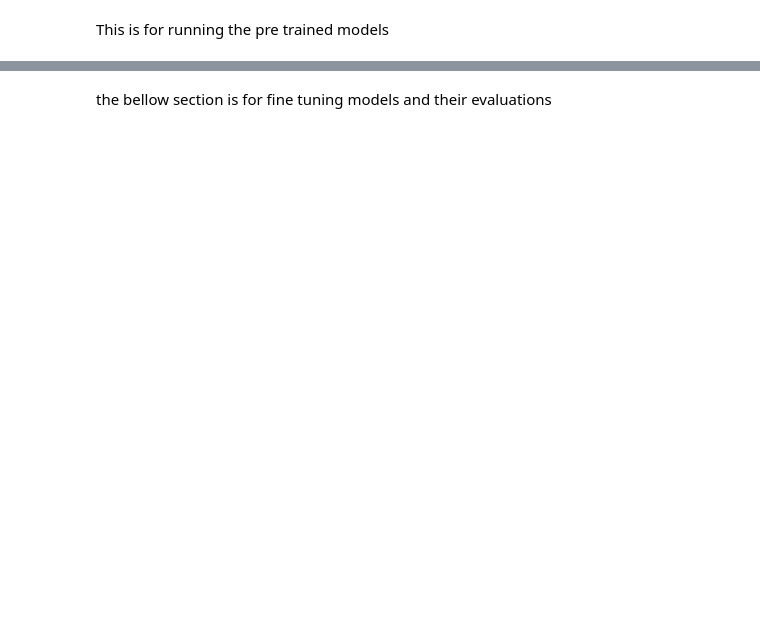
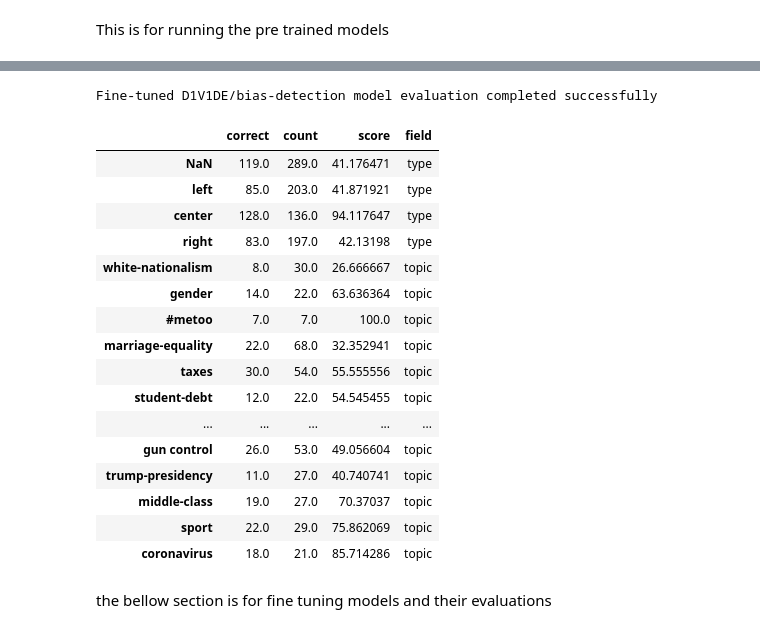
Before and after one commit to JoseONunes/Undergraduduate-Dissertation-Project, a Jupyter notebook: final report/code/main.ipynb, the cells around one changed output, grey strips where cells are left out. Saved outputs shown, nothing was run; the diff lists cells and outputs as text; code cells hidden in the pictures; blank space fills up the shorter version.

Commit message:
got the fine tuned divide working and evaluated using my scores function

```diff
--- a/final report/code/main.ipynb
+++ b/final report/code/main.ipynb
@@ -55,3 +75,60 @@ PRE_TEST_D1V1DE()
+# %%
+#This is for the analysis of the finetuned D1V1DE bias-detection model (https://huggingface.co/D1V1DE/bias-detection?text=I+like+you.+I+love+you)
+def FIN_TEST_D1V1DE():
+    try:
+        # Load the fine-tuned model as a pipeline for text classification
+        pipe = pipeline("text-classification", model="./fine_tuned/D1V1DE")
+        # Load the test dataset
+        test_df = pd.read_csv("TESTING_DATAFRAME.csv")
+        test_df['Predicted'] = 'XXX'  # Initialize the Predicted column
+        # Drop unnecessary columns
+        test_df.drop(['news_link', 'outlet', 'label', 'label_opinion', 'biased_words'], axis=1, inplace=True)
+        # Make predictions and store in the DataFrame
+        for index, row in test_df.iterrows():
+            text_data = row['text']
+            prediction = pipe(text_data)
+            test_df.at[index, 'Predicted'] = prediction[0]["label"]
+
+        # Save the DataFrame with predictions to a temporary CSV file
+        test_df.to_csv("temp_predictions.csv", index=False)
+
+        # Analyze results by type and topic
+        Type = GEN_EVAL_ScorePerTopic(test_df, "type")
+        Topic = GEN_EVAL_ScorePerTopic(test_df, "topic")
+
+        # Combine results and calculate scores
+        results = Type.join(Topic).T
+        results['score'] = results['score'] * 100
+
+        # Save final results to a CSV file
+        results.to_csv("FIN_TEST_D1V1DE_RESULTS.csv", index=True)
+        print("Fine-tuned D1V1DE/bias-detection model evaluation completed successfully")
+        return results
+    except Exception as e:
+        print("Evaluation of the fine-tuned D1V1DE/bias-detection model failed")
+        print(e)
+
+# Example usage
+FIN_TEST_D1V1DE()
+# %% [output]
+Fine-tuned D1V1DE/bias-detection model evaluation completed successfully
+|  | correct | count | score | field |
+| NaN | 119.0 | 289.0 | 41.176471 | type |
+| left | 85.0 | 203.0 | 41.871921 | type |
+| center | 128.0 | 136.0 | 94.117647 | type |
+| right | 83.0 | 197.0 | 42.13198 | type |
+| white-nationalism | 8.0 | 30.0 | 26.666667 | topic |
+| gender | 14.0 | 22.0 | 63.636364 | topic |
+| #metoo | 7.0 | 7.0 | 100.0 | topic |
+| marriage-equality | 22.0 | 68.0 | 32.352941 | topic |
+| taxes | 30.0 | 54.0 | 55.555556 | topic |
+| student-debt | 12.0 | 22.0 | 54.545455 | topic |
+| ... | ... | ... | ... | ... |
+| gun control | 26.0 | 53.0 | 49.056604 | topic |
+| trump-presidency | 11.0 | 27.0 | 40.740741 | topic |
+| middle-class | 19.0 | 27.0 | 70.37037 | topic |
+| sport | 22.0 | 29.0 | 75.862069 | topic |
+| coronavirus | 18.0 | 21.0 | 85.714286 | topic |
 # %% [markdown]
 the bellow section is for fine tuning models and their evaluations
 # %%
```
Also changed, not shown: parts of 5 cells of this notebook, 25 other files.
